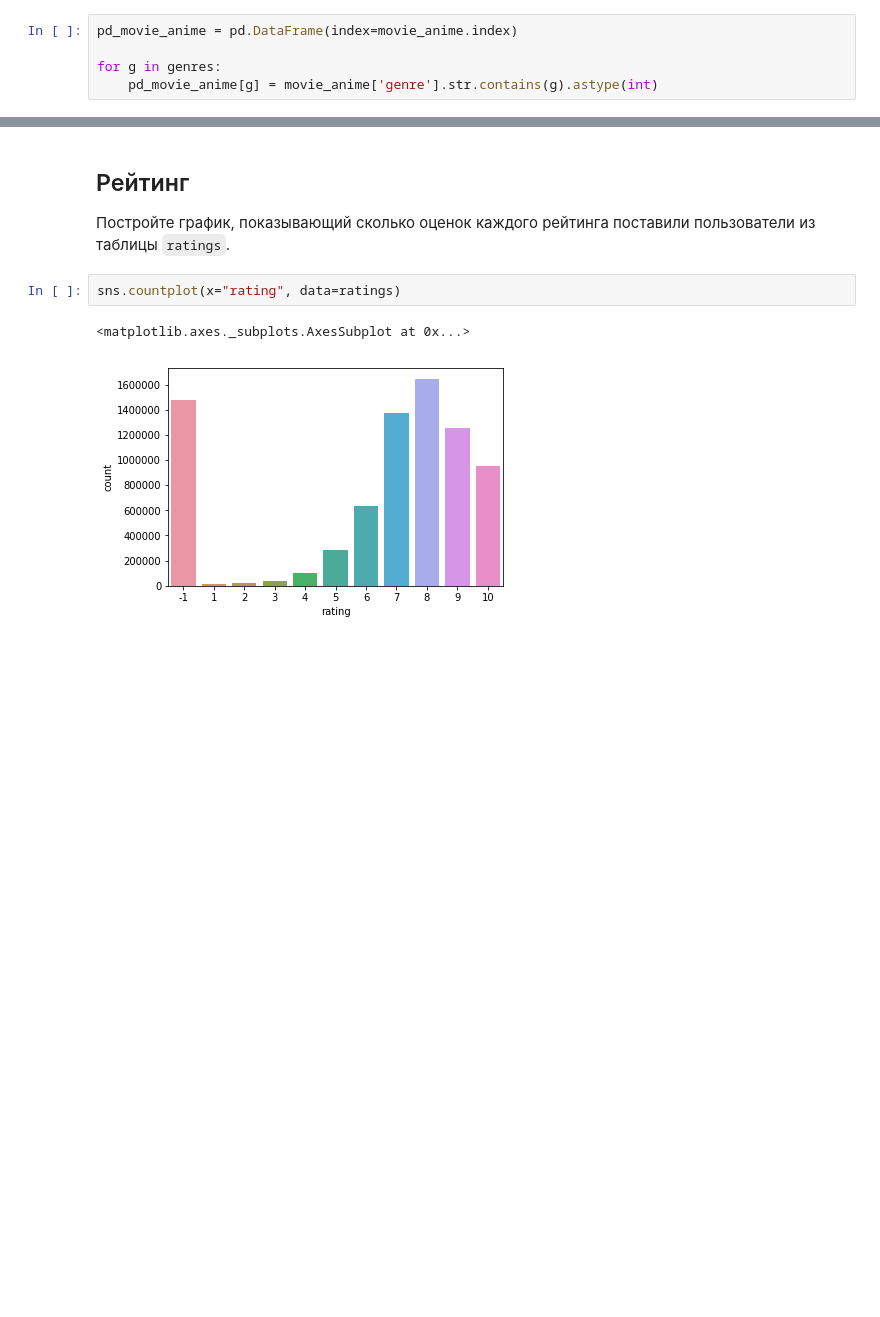
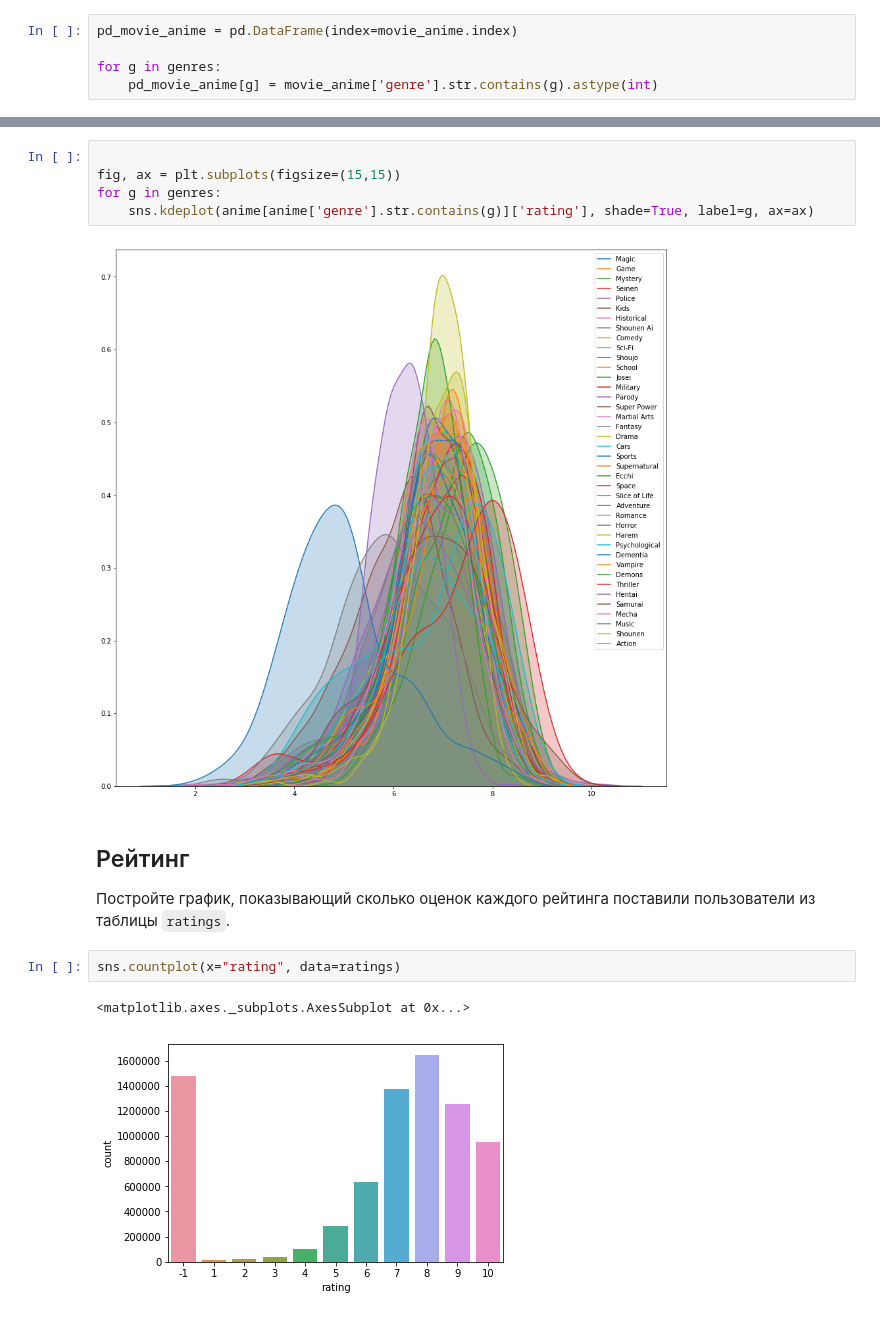
Before and after one commit to Agotsulov/ML-7bits, a Jupyter notebook: week05_workshop_05-01-clustering-workshop.ipynb, the cells around one changed output, grey strips where cells are left out. Cells and saved outputs as stored; diff of their text form; blank space fills up the shorter version.

```diff
--- a/week05_workshop_05-01-clustering-workshop.ipynb
+++ b/week05_workshop_05-01-clustering-workshop.ipynb
@@ -210,3 +205,10 @@ sns.barplot(x=pd_movie_anime.sum(),y=genres)
+# %%
+
+fig, ax = plt.subplots(figsize=(15,15))
+for g in genres:
+    sns.kdeplot(anime[anime['genre'].str.contains(g)]['rating'], shade=True, label=g, ax=ax)
+# %% [output]
+[figure, added]
 # %% [markdown]
 ## Рейтинг
 
```
Also changed, not shown: parts of 31 cells of this notebook, 2 other files.
